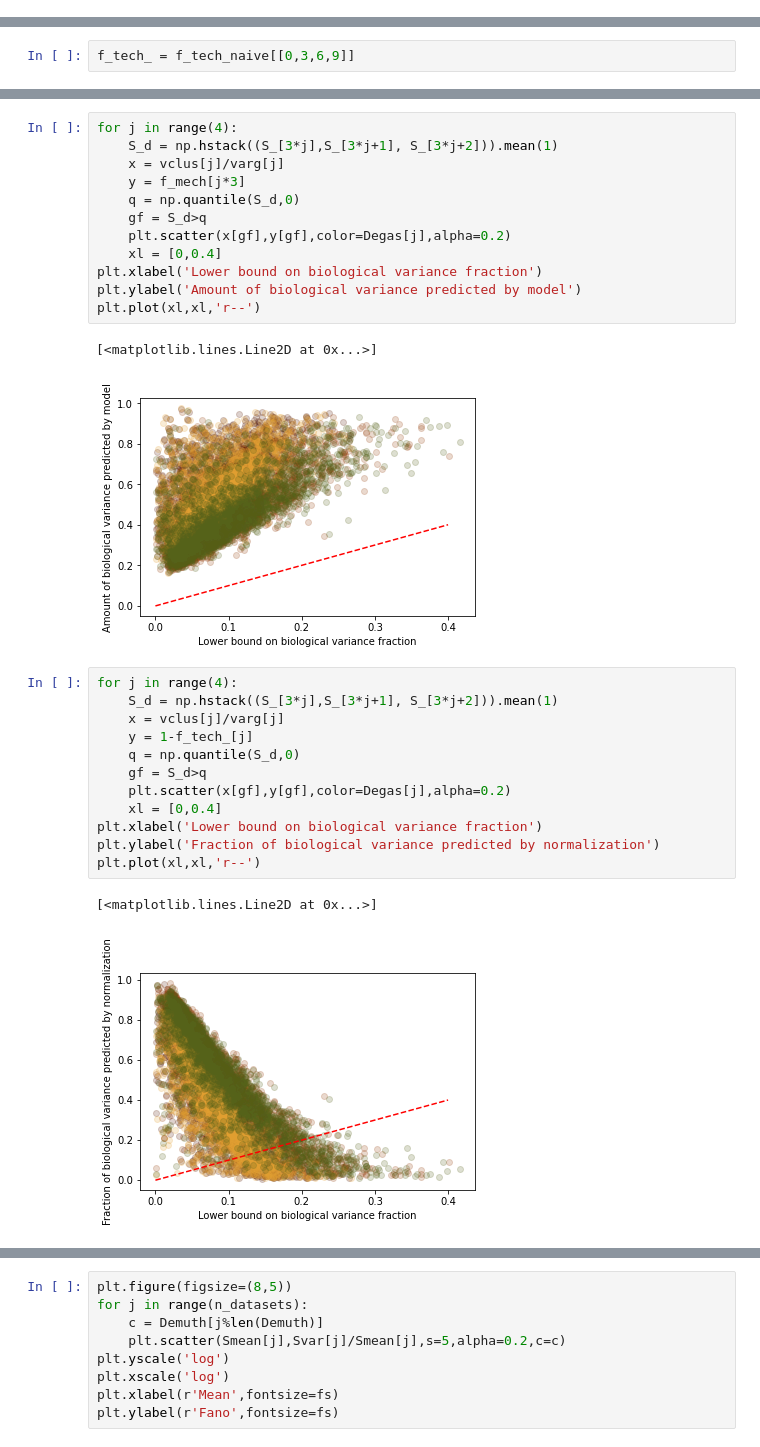
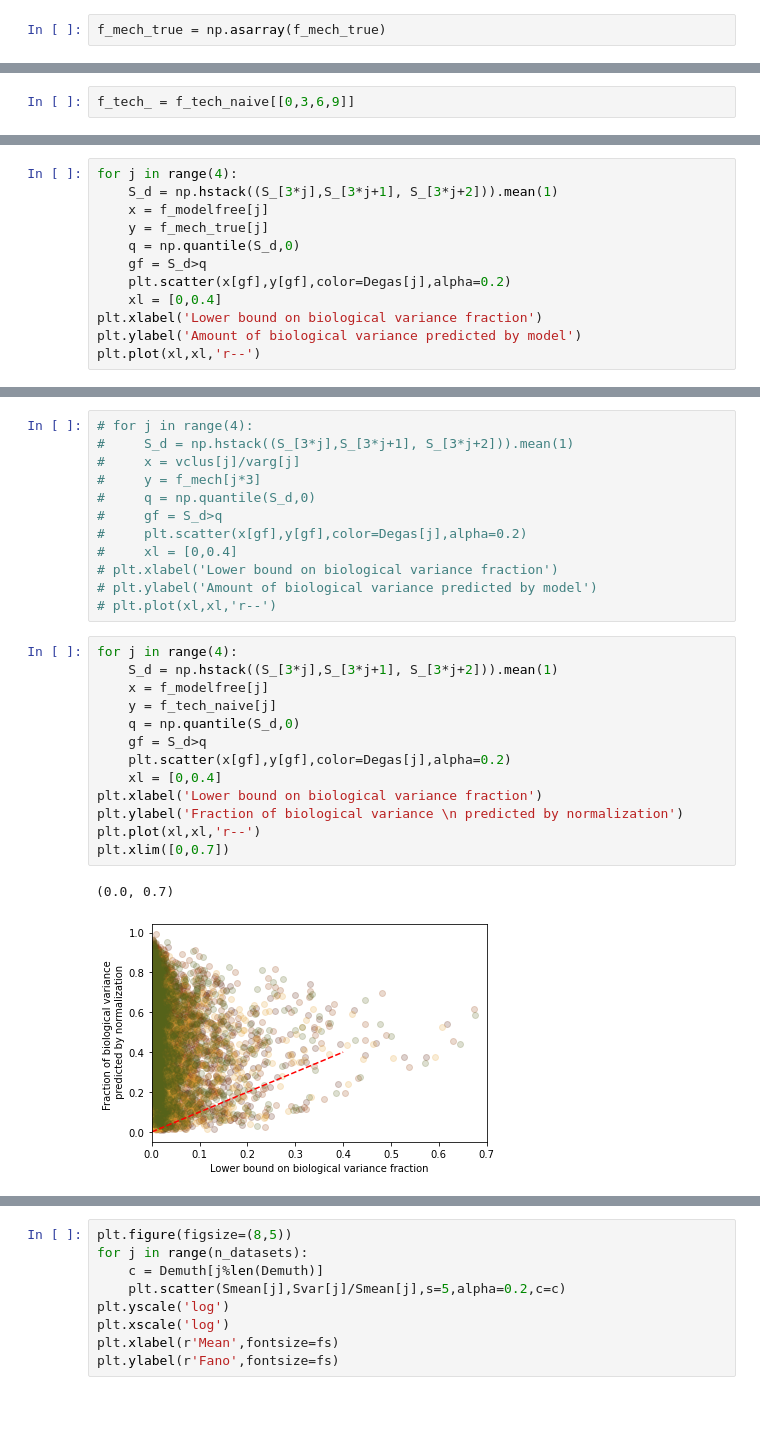
Before and after one commit to gennadygorin/seq-cme-technoise, a Jupyter notebook: gg220601_allen_cellsubtypes_fit.ipynb, the cells around one changed output, grey strips where cells are left out. Drawn from its saved outputs; the diff is of its cells as text; blank space fills up the shorter version.

Commit message:
more fits, more normalization

```diff
--- a/gg220601_allen_cellsubtypes_fit.ipynb
+++ b/gg220601_allen_cellsubtypes_fit.ipynb
@@ -380,0 +549,2 @@ vclus = np.asarray(vclus)
+# %%
+f_mech_true = np.asarray(f_mech_true)
@@ -397,0 +563,12 @@ f_mech.shape
+# %%
+for j in range(4):
+    S_d = np.hstack((S_[3*j],S_[3*j+1], S_[3*j+2])).mean(1)
+    x = f_modelfree[j]
+    y = f_mech_true[j]
+    q = np.quantile(S_d,0)
+    gf = S_d>q
+    plt.scatter(x[gf],y[gf],color=Degas[j],alpha=0.2)
+    xl = [0,0.4]
+plt.xlabel('Lower bound on biological variance fraction')
+plt.ylabel('Amount of biological variance predicted by model')
+plt.plot(xl,xl,'r--')
@@ -398,33 +578,31 @@ f_mech.shape
 # %%
-for j in range(4):
-    S_d = np.hstack((S_[3*j],S_[3*j+1], S_[3*j+2])).mean(1)
-    x = vclus[j]/varg[j]
-    y = f_mech[j*3]
-    q = np.quantile(S_d,0)
-    gf = S_d>q
-    plt.scatter(x[gf],y[gf],color=Degas[j],alpha=0.2)
-    xl = [0,0.4]
-plt.xlabel('Lower bound on biological variance fraction')
-plt.ylabel('Amount of biological variance predicted by model')
-plt.plot(xl,xl,'r--')
+# for j in range(4):
+#     S_d = np.hstack((S_[3*j],S_[3*j+1], S_[3*j+2])).mean(1)
+#     x = vclus[j]/varg[j]
+#     y = f_mech[j*3]
+#     q = np.quantile(S_d,0)
+#     gf = S_d>q
+#     plt.scatter(x[gf],y[gf],color=Degas[j],alpha=0.2)
+#     xl = [0,0.4]
+# plt.xlabel('Lower bound on biological variance fraction')
+# plt.ylabel('Amount of biological variance predicted by model')
+# plt.plot(xl,xl,'r--')
-# %% [output]
-[<matplotlib.lines.Line2D at 0x...>]
-[figure, removed]
 # %%
 for j in range(4):
     S_d = np.hstack((S_[3*j],S_[3*j+1], S_[3*j+2])).mean(1)
-    x = vclus[j]/varg[j]
-    y = 1-f_tech_[j]
+    x = f_modelfree[j]
+    y = f_tech_naive[j]
     q = np.quantile(S_d,0)
     gf = S_d>q
     plt.scatter(x[gf],y[gf],color=Degas[j],alpha=0.2)
     xl = [0,0.4]
 plt.xlabel('Lower bound on biological variance fraction')
-plt.ylabel('Fraction of biological variance predicted by normalization')
+plt.ylabel('Fraction of biological variance \n predicted by normalization')
 plt.plot(xl,xl,'r--')
+plt.xlim([0,0.7])
 # %% [output]
-[<matplotlib.lines.Line2D at 0x...>]
+(0.0, 0.7)
-[figure, old version]
+[figure, new version]
 # %%
 for j in range(4):
     S_d = np.hstack((S_[3*j],S_[3*j+1], S_[3*j+2])).mean(1)
```
Also changed, not shown: parts of 45 cells of this notebook, 1 other file.
